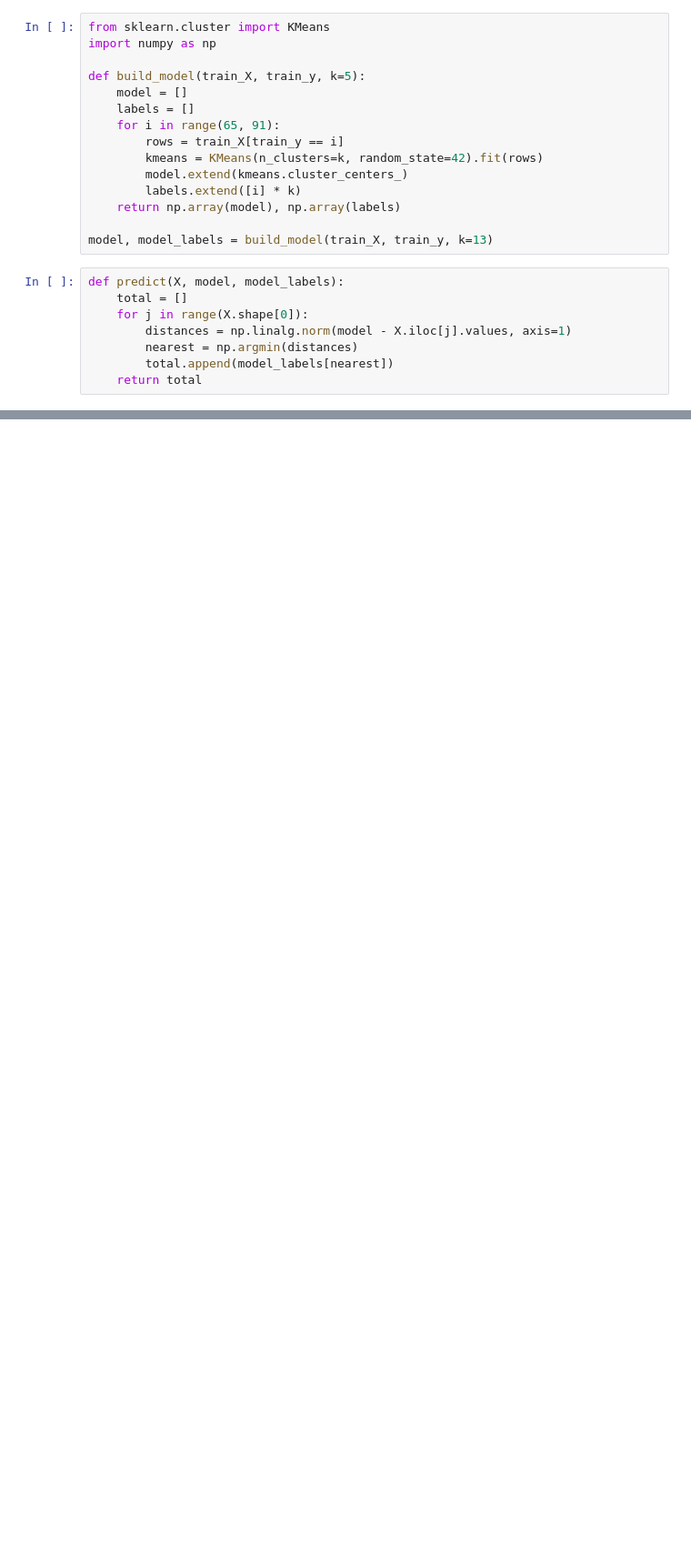
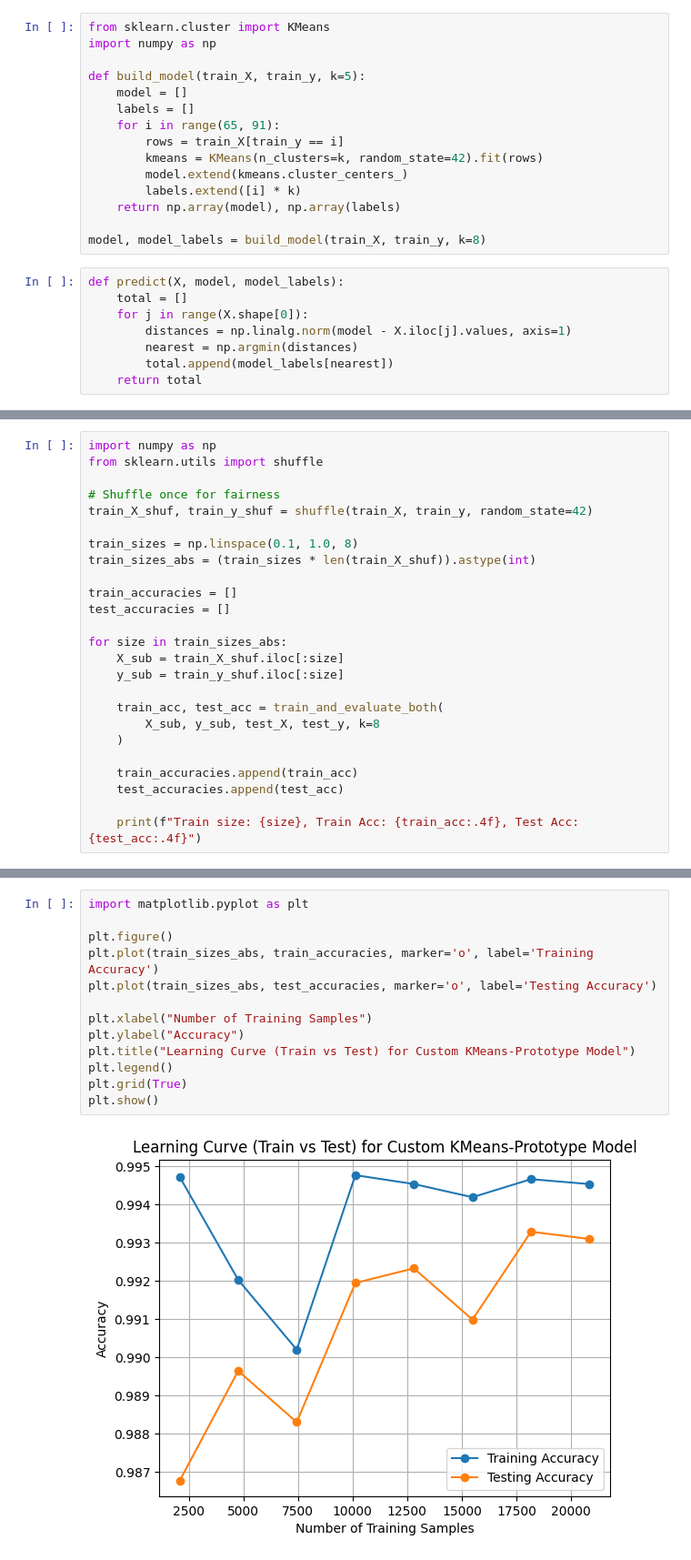
Before and after one commit to Prakas-Dutta/Hand-gesture-to-alphabet, a Jupyter notebook: Alphabetical_Hand_gesture_recognition_using_deep_learning.ipynb, the cells around one changed output, grey strips where cells are left out. Shown at 91% size. Cells and saved outputs as stored; diff of their text form; blank space fills up the shorter version.

```diff
--- a/Alphabetical_Hand_gesture_recognition_using_deep_learning.ipynb
+++ b/Alphabetical_Hand_gesture_recognition_using_deep_learning.ipynb
@@ -439,7 +440,7 @@ def build_model(train_X, train_y, k=5):
         labels.extend([i] * k)
     return np.array(model), np.array(labels)
 
-model, model_labels = build_model(train_X, train_y, k=13)
+model, model_labels = build_model(train_X, train_y, k=8)
 # %%
 def predict(X, model, model_labels):
     total = []
@@ -455,0 +473,25 @@ Accuracy: 0.9952042969499328
+# %%
+import numpy as np
+from sklearn.utils import shuffle
+
+# Shuffle once for fairness
+train_X_shuf, train_y_shuf = shuffle(train_X, train_y, random_state=42)
+
+train_sizes = np.linspace(0.1, 1.0, 8)
+train_sizes_abs = (train_sizes * len(train_X_shuf)).astype(int)
+
+train_accuracies = []
+test_accuracies = []
+
+for size in train_sizes_abs:
+    X_sub = train_X_shuf.iloc[:size]
+    y_sub = train_y_shuf.iloc[:size]
+
+    train_acc, test_acc = train_and_evaluate_both(
+        X_sub, y_sub, test_X, test_y, k=8
+    )
+
+    train_accuracies.append(train_acc)
+    test_accuracies.append(test_acc)
+
+    print(f"Train size: {size}, Train Acc: {train_acc:.4f}, Test Acc: {test_acc:.4f}")
@@ -455,0 +507,15 @@ Accuracy: 0.9952042969499328
+# %%
+import matplotlib.pyplot as plt
+
+plt.figure()
+plt.plot(train_sizes_abs, train_accuracies, marker='o', label='Training Accuracy')
+plt.plot(train_sizes_abs, test_accuracies, marker='o', label='Testing Accuracy')
+
+plt.xlabel("Number of Training Samples")
+plt.ylabel("Accuracy")
+plt.title("Learning Curve (Train vs Test) for Custom KMeans-Prototype Model")
+plt.legend()
+plt.grid(True)
+plt.show()
+# %% [output]
+[figure, added]
```
Also changed, not shown: parts of 4 cells of this notebook.
